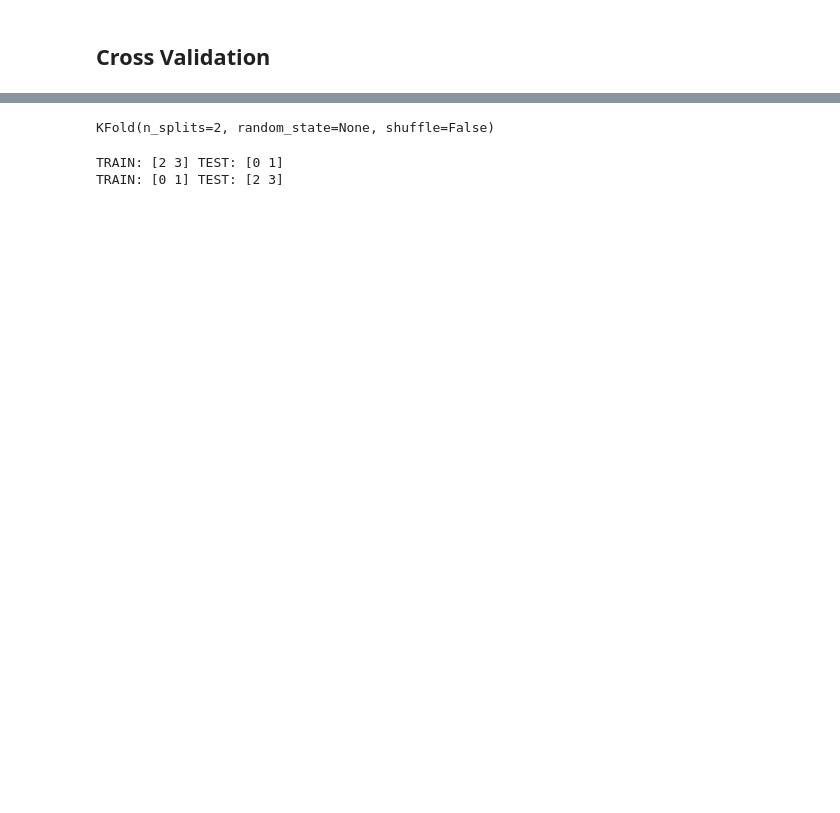
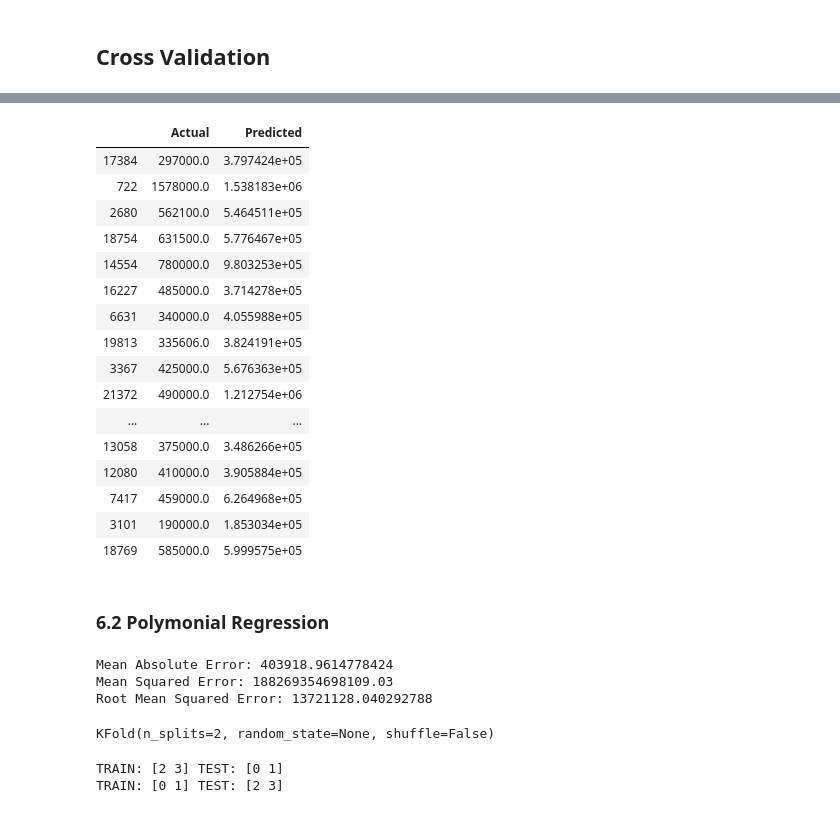
Before and after one commit to cidones/house-rocket-training, a Jupyter notebook: house_rocket.ipynb, the cells around one changed output, grey strips where cells are left out. Cells and saved outputs as stored; diff of their text form; code cells hidden in the pictures; blank space fills up the shorter version.

Commit message:
error

```diff
--- a/house_rocket.ipynb
+++ b/house_rocket.ipynb
@@ -742,3 +809,50 @@ dtype: int64
+# %%
+df_pred = pd.DataFrame({ 'Actual': y_test, 'Predicted': pred_lm})
+df_pred1 = df_pred.head(25)
+df_pred1
+# %% [output]
+|  | Actual | Predicted |
+| 17384 | 297000.0 | 3.797424e+05 |
+| 722 | 1578000.0 | 1.538183e+06 |
+| 2680 | 562100.0 | 5.464511e+05 |
+| 18754 | 631500.0 | 5.776467e+05 |
+| 14554 | 780000.0 | 9.803253e+05 |
+| 16227 | 485000.0 | 3.714278e+05 |
+| 6631 | 340000.0 | 4.055988e+05 |
+| 19813 | 335606.0 | 3.824191e+05 |
+| 3367 | 425000.0 | 5.676363e+05 |
+| 21372 | 490000.0 | 1.212754e+06 |
+| ... | ... | ... |
+| 13058 | 375000.0 | 3.486266e+05 |
+| 12080 | 410000.0 | 3.905884e+05 |
+| 7417 | 459000.0 | 6.264968e+05 |
+| 3101 | 190000.0 | 1.853034e+05 |
+| 18769 | 585000.0 | 5.999575e+05 |
+# %% [markdown]
+### 6.2 Polymonial Regression
+# %%
+#Polymonial
+poly_reg = PolynomialFeatures(degree=4)
+X_train_poly =poly_reg.fit_transform(X_train)
+X_test_poly = poly_reg.fit_transform(X_test)
+
+
+#Linear Regression
+pol_reg = linear_model.LinearRegression()
+pol_reg.fit(X_train_poly, y_train)
+
+#predict
+predi_poly = pol_reg.predict(X_test_poly)
+
+
+#Performance
+print('Mean Absolute Error:', metrics.mean_absolute_error(y_test, predi_poly))
+print('Mean Squared Error:', metrics.mean_squared_error(y_test, predi_poly))
+print('Root Mean Squared Error:', np.sqrt(metrics.mean_squared_error(y_test, predi_poly)))
+# %% [output]
+Mean Absolute Error: 403918.9614778424
+Mean Squared Error: 188269354698109.03
+Root Mean Squared Error: 13721128.040292788
 # %%
 X = np.array([[1,2], [3,4], [1,2], [3,4]])
 y = np.array([1,2,3,4])
```
Also changed, not shown: parts of 12 cells of this notebook.
